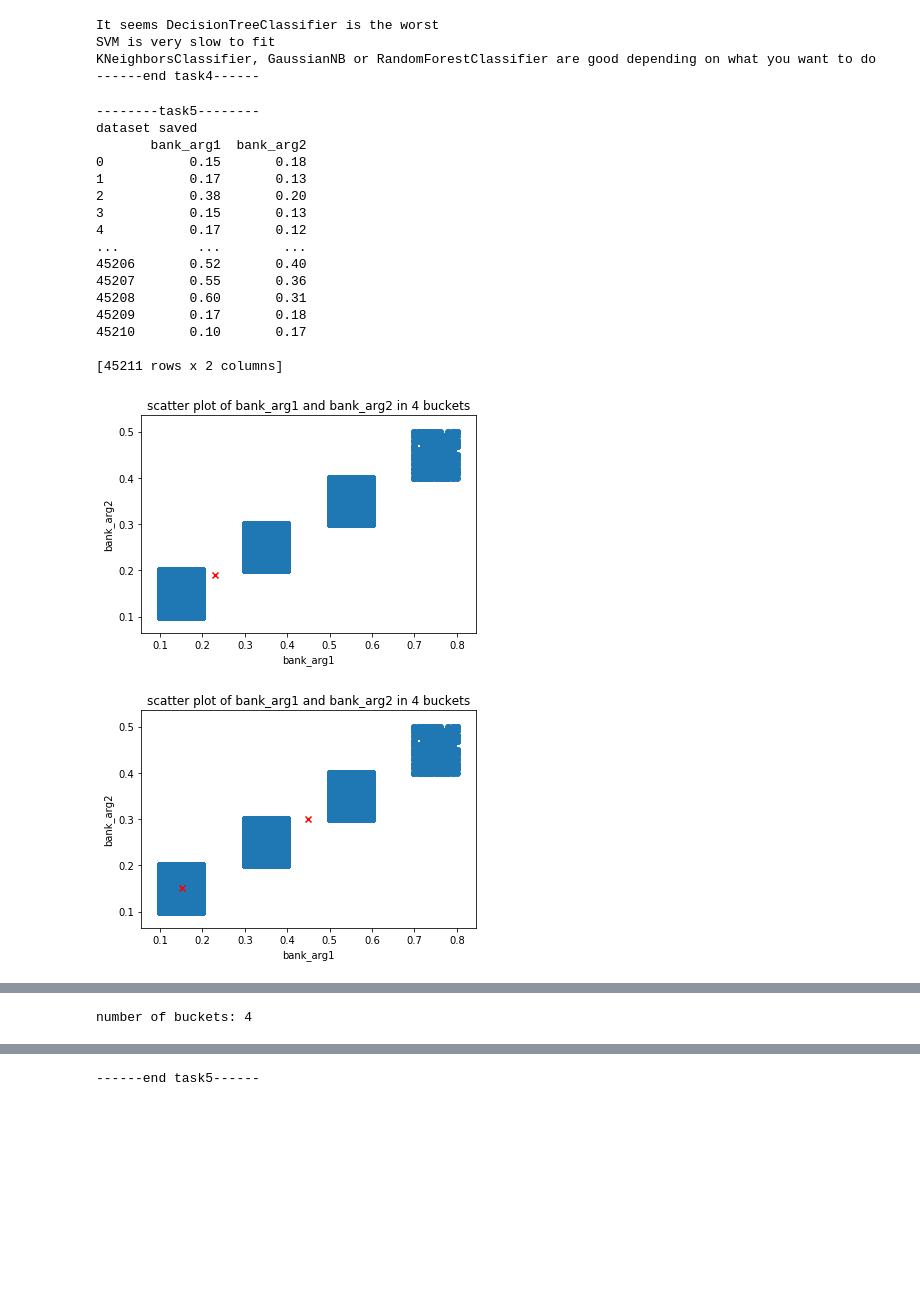
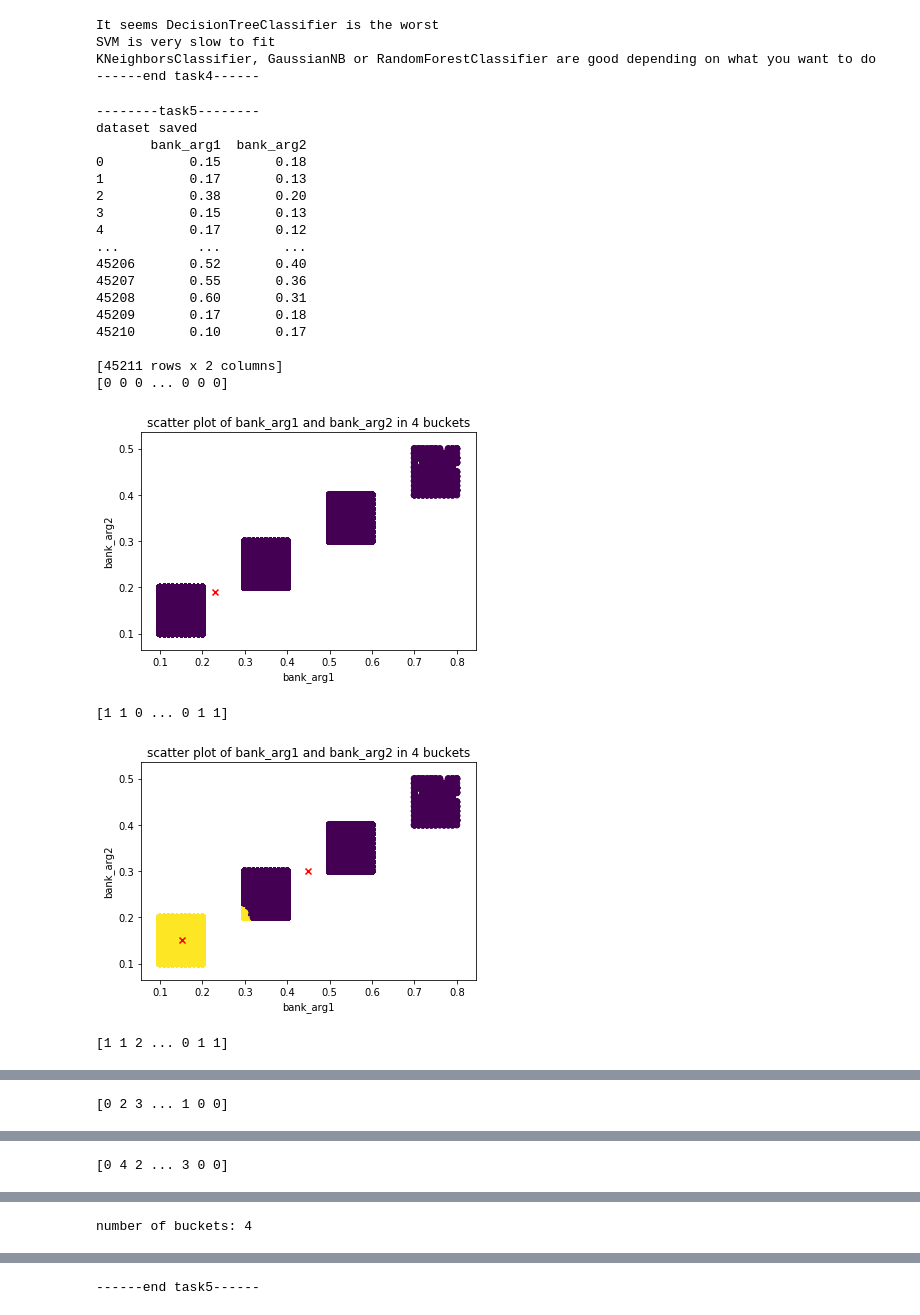
Before and after one commit to DandDevy/data_analytics_project2, a Jupyter notebook: r00168428.ipynb, the cells around one changed output, grey strips where cells are left out. Drawn from its saved outputs; the diff is of its cells as text; code cells hidden in the pictures; blank space fills up the shorter version.

Commit message:
got coloring working for q5

```diff
--- a/r00168428.ipynb
+++ b/r00168428.ipynb
@@ -537,12 +537,23 @@ print(dataset)
 X = temp_dataset
 Sum_of_squared_distances = []
 
+colours = ['b', 'g', 'c', 'y', 'v']
+markers = ['o', 'v', 's']
+
+
 K = range(1,6)
 for k in K:
     km = KMeans(n_clusters=k)
     km = km.fit(dataset)
-    plt.scatter(dataset["bank_arg1"], dataset["bank_arg2"])
+
     cl_centers = km.cluster_centers_
+    km_labels = km.labels_
+    print(km_labels)
+#     for i, l in enumerate(km.labels_):
+
+#         plt.scatter(dataset["bank_arg1"].get(i), dataset["bank_arg2"].get(i), color=colours[l], marker=markers[l])
+
+    plt.scatter(dataset["bank_arg1"], dataset["bank_arg2"],c=km.labels_.astype(float))
     plt.scatter(cl_centers[:, 0], cl_centers[:, 1], c='red', marker='x')
     plt.xlabel('bank_arg1')
     plt.ylabel('bank_arg2')
@@ -559,32 +570,35 @@ plt.title(plot_title)
 plt.legend(["sum of sq dist for different k"])
 plt.show()
 
 #     clf = SVC()
 #     clf.set_params(kernel='linear')
 #     clf.fit(X.head(100),y.head(100))
 #     y_predictions = pd.Series(clf.predict(X.head(100)))
 #     score = accuracy_score(y.head(100), y_predictions)
 #     scores.append(score)
 #     print(scores)
 
 print("------end task5------")
 # task5()
 # %% [output]
 --------task5--------
 dataset saved
        bank_arg1  bank_arg2
 0           0.15       0.18
 1           0.17       0.13
 2           0.38       0.20
 3           0.15       0.13
 4           0.17       0.12
 ...          ...        ...
 45206       0.52       0.40
 45207       0.55       0.36
 45208       0.60       0.31
 45209       0.17       0.18
 45210       0.10       0.17
 
 [45211 rows x 2 columns]
+[0 0 0 ... 0 0 0]
-[figure, old version]
+[figure, new version]
+[1 1 0 ... 0 1 1]
-[figure, old version]
+[figure, new version]
+[1 1 2 ... 0 1 1]
@@ -591,0 +606 @@ dataset saved
+[0 2 3 ... 1 0 0]
@@ -592,0 +608 @@ dataset saved
+[0 4 2 ... 3 0 0]
@@ -594,3 +610,3 @@ dataset saved
-number of buckets: 4
+number of buckets: 4
 [figure]
-------end task5------
+------end task5------
```
Also changed, not shown: parts of 1 cell of this notebook.
